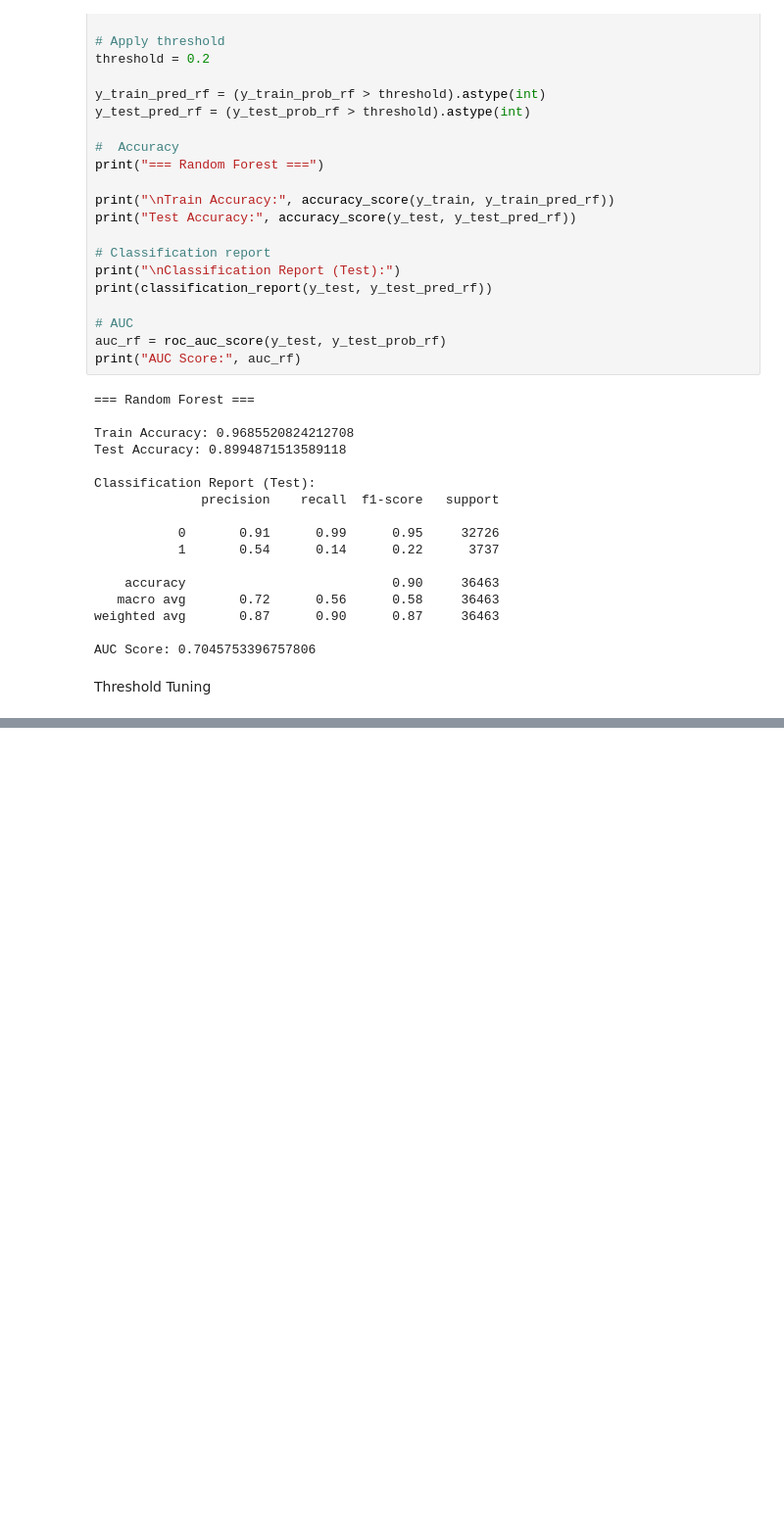
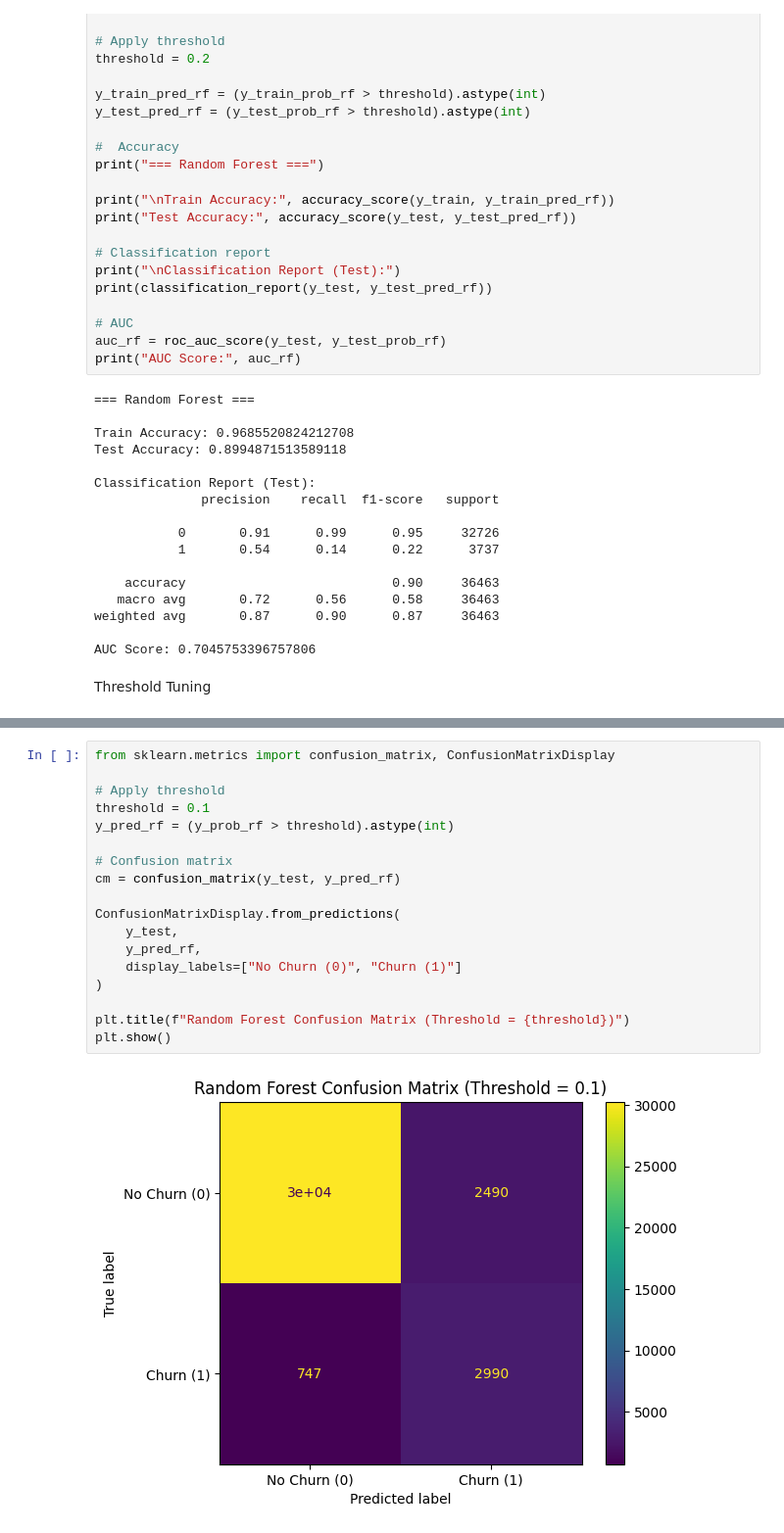
Before and after one commit to nehasuresh2204-lang/ds_mini-project, a Jupyter notebook: 03_modelling.ipynb, the cells around one changed output, grey strips where cells are left out. Shown at 98% size. Saved outputs shown, nothing was run; the diff lists cells and outputs as text; blank space fills up the shorter version.

```diff
--- a/03_modelling.ipynb
+++ b/03_modelling.ipynb
@@ -1002,0 +1110,20 @@ AUC Score: 0.7045753396757806
+# %%
+from sklearn.metrics import confusion_matrix, ConfusionMatrixDisplay
+
+# Apply threshold
+threshold = 0.1
+y_pred_rf = (y_prob_rf > threshold).astype(int)
+
+# Confusion matrix
+cm = confusion_matrix(y_test, y_pred_rf)
+
+ConfusionMatrixDisplay.from_predictions(
+    y_test,
+    y_pred_rf,
+    display_labels=["No Churn (0)", "Churn (1)"]
+)
+
+plt.title(f"Random Forest Confusion Matrix (Threshold = {threshold})")
+plt.show()
+# %% [output]
+[figure, added]
```
Also changed, not shown: parts of 55 cells of this notebook, 1 other file.
